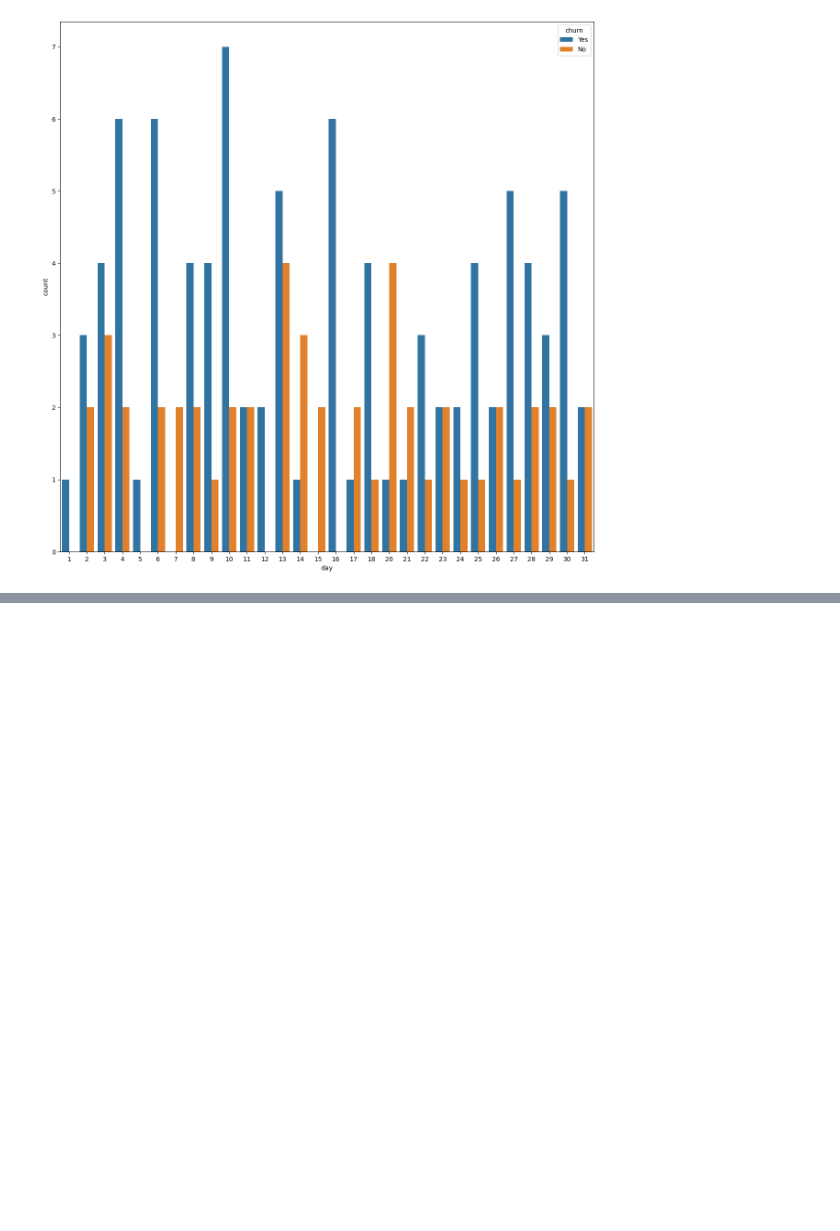
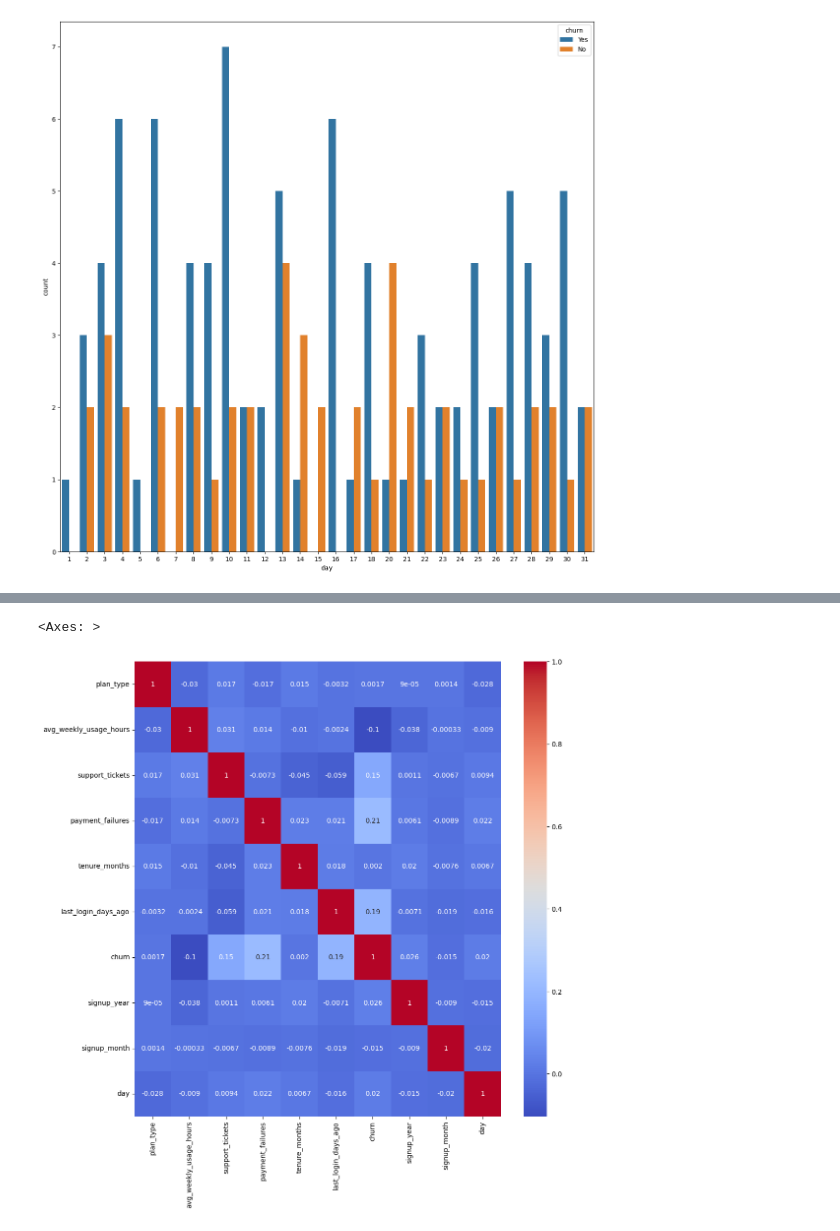
Before and after one commit to mayurimamdi/CustomerChurn, a Jupyter notebook: notebook/EDA.ipynb, the cells around one changed output, grey strips where cells are left out. Drawn from its saved outputs; the diff is of its cells as text; code cells hidden in the pictures; blank space fills up the shorter version.

```diff
--- a/notebook/EDA.ipynb
+++ b/notebook/EDA.ipynb
@@ -186,0 +294,13 @@ The `ci` parameter is deprecated. Use `errorbar=None` for the same effect.
+# %%
+def correlation(dataset, threshold):
+    col_corr = set()  # Set of all the names of correlated columns
+    corr_matrix = dataset.corr()
+    for i in range(len(corr_matrix.columns)):
+        for j in range(i):
+            if abs(corr_matrix.iloc[i, j]) > threshold: # we are interested in absolute coeff value
+                colname = corr_matrix.columns[i]  # getting the name of column
+                col_corr.add(colname)
+    return col_corr
+# %%
+corr_feature=correlation(df.drop('churn', axis=1), threshold=0.8)
+corr_feature
@@ -186,0 +309,2 @@ The `ci` parameter is deprecated. Use `errorbar=None` for the same effect.
+# %%
+df_reduced=df.drop(corr_feature, axis=1)
@@ -186,0 +327,6 @@ The `ci` parameter is deprecated. Use `errorbar=None` for the same effect.
+# %%
+plt.figure(figsize=(12,12))
+sns.heatmap(df_reduced.corr(), annot=True, cmap='coolwarm')
+# %% [output]
+<Axes: >
+[figure, added]
```
Also changed, not shown: parts of 21 cells of this notebook.
